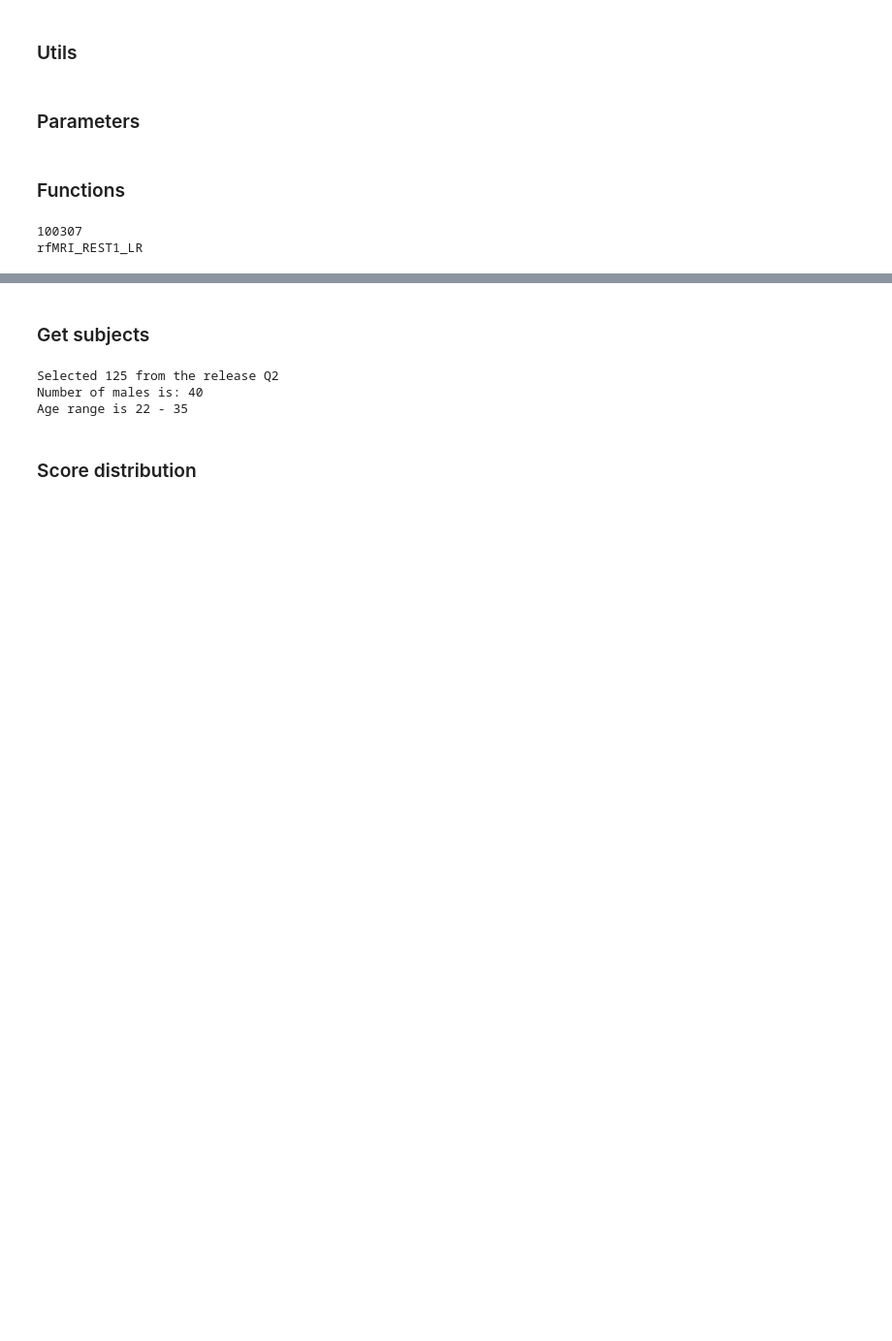
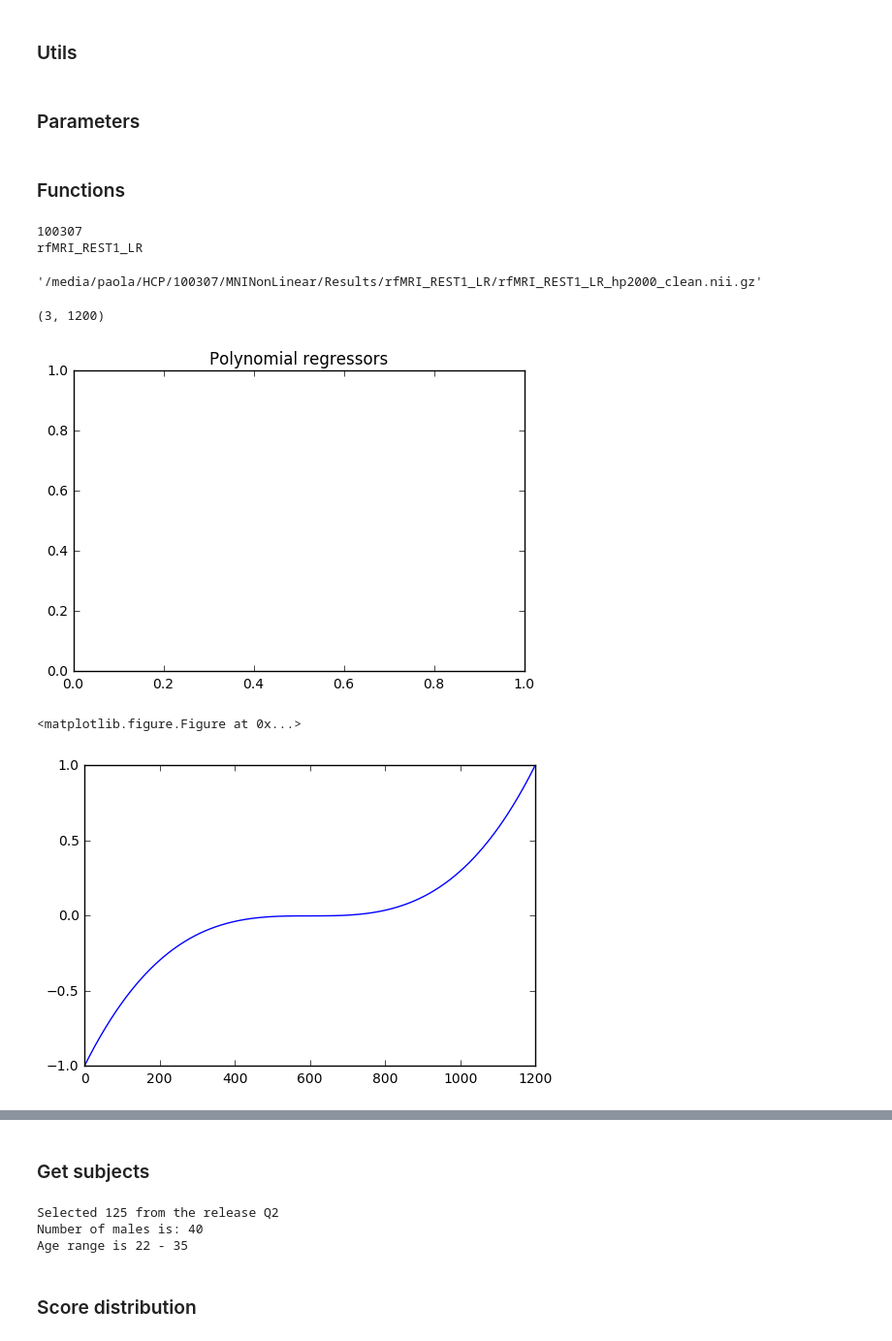
Before and after one commit to paola-g/fc_reproducibility, a Jupyter notebook: pipeline.ipynb, the cells around one changed output, grey strips where cells are left out. Shown at 97% size. Cells and saved outputs as stored; diff of their text form; code cells hidden in the pictures; blank space fills up the shorter version.

Commit message:
added code for legendre polynomial

```diff
--- a/pipeline.ipynb
+++ b/pipeline.ipynb
@@ -153,6 +153,58 @@ makeTissueMasks(subject,fmriRun,True)
 # %% [output]
 100307
 rfMRI_REST1_LR
+# %%
+fmriFile
+# %% [output]
+'/media/paola/HCP/100307/MNINonLinear/Results/rfMRI_REST1_LR/rfMRI_REST1_LR_hp2000_clean.nii.gz'
+# %%
+img = nib.load(fmriFile)
+hdr = img.header.structarr
+nTRs = hdr['dim'][4]
+# retrieve TR
+TR = hdr['pixdim'][4]
+# retrieve dimensions
+dim1 = hdr['dim'][1]
+dim2 = hdr['dim'][2]
+dim3 = hdr['dim'][3]
+# %%
+# ** a) create polynomial regressors **
+nPoly = 3
+import scipy.special as sp
+
+
+# Create polynomial regressors centered on 0 and bounded by -1 and 1
+x = np.arange(nTRs)
+num_pol = range(nPoly)
+y = np.ones((len(num_pol),len(x)))
+y[0,] = sp.legendre(3)(x)
+print y.shape
+plt.figure()
+plt.title('Polynomial regressors')
+#if(doPlot): plt.plot(x,y[i])
+
+plt.figure()
+y[0,:] = 2.5*x*x*x-1.5*x
+#if(doPlot): plt.plot(x,y[i])
+
+for i in num_pol:
+    y[i,:] = (x - (np.max(x)/2)) **(i+1)
+    y[i,:] = y[i,:] - np.mean(y[i,:])
+    y[i,:] = y[i,:]/np.max(y[i,:])
+    #if(doPlot): plt.plot(x,y[i])
+
+
+
+from numpy.polynomial.legendre import Legendre
+leg = Legendre((0,0,0,1))
+plt.figure()
+y[0,:] = leg(x)
+if(doPlot): plt.plot(x,y[i])
+# %% [output]
+(3, 1200)
+[figure, added]
+<matplotlib.figure.Figure at 0x...>
+[figure, added]
 # %%
 def Finn_preprocess(fmriFile):
     subject = op.basename(op.dirname(op.dirname(op.dirname(op.dirname(fmriFile)))))
```
Also changed, not shown: parts of 2 cells of this notebook.
